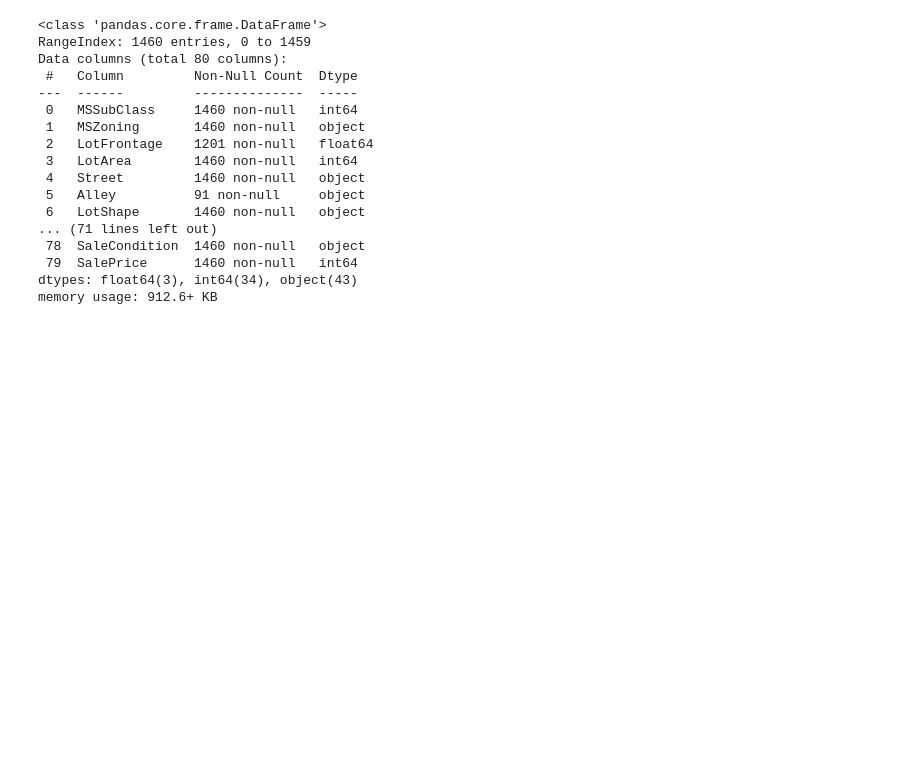
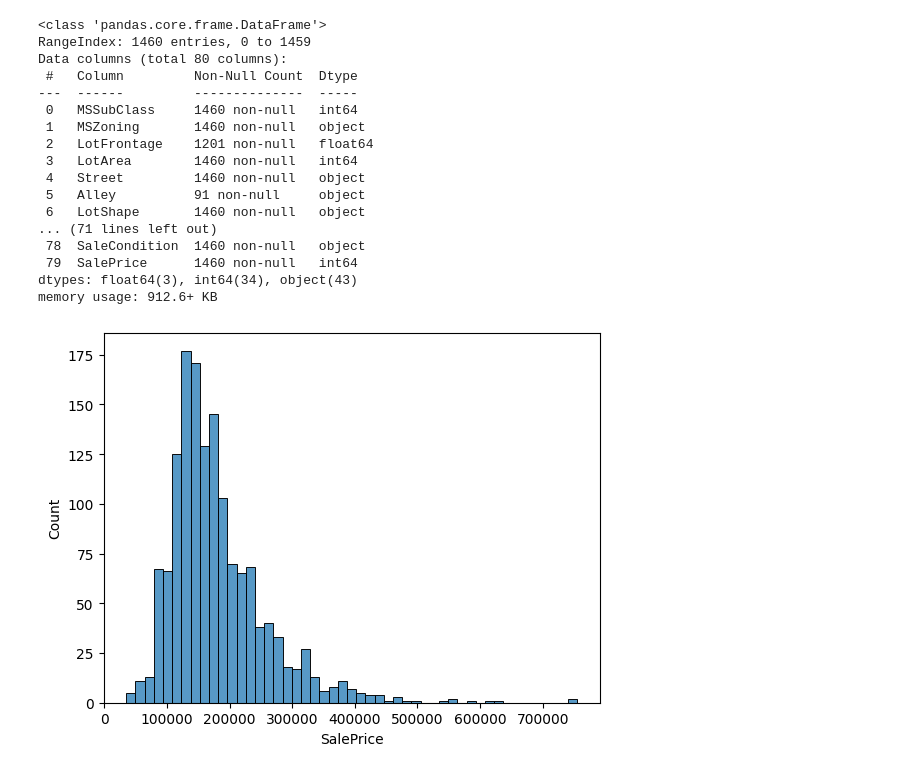
Before and after one commit to Higor-alv/DataAnalysis_C3, a Jupyter notebook: main.ipynb, the cells around one changed output. Saved outputs shown, nothing was run; the diff lists cells and outputs as text; code cells hidden in the pictures; blank space fills up the shorter version.

```diff
--- a/main.ipynb
+++ b/main.ipynb
@@ -64,6 +65,11 @@ Data columns (total 80 columns):
  79  SalePrice      1460 non-null   int64
 dtypes: float64(3), int64(34), object(43)
 memory usage: 912.6+ KB
+# %%
+sns.histplot(dataset_train['SalePrice']);
+#Histograma do SalePrice
+# %% [output]
+[figure, added]
 # %%
 fig, ax = plt.subplots()
 ax.scatter(x = dataset_train['GrLivArea'], y = dataset_train['SalePrice'])
```
Also changed, not shown: parts of 7 cells of this notebook, 1 other file.
